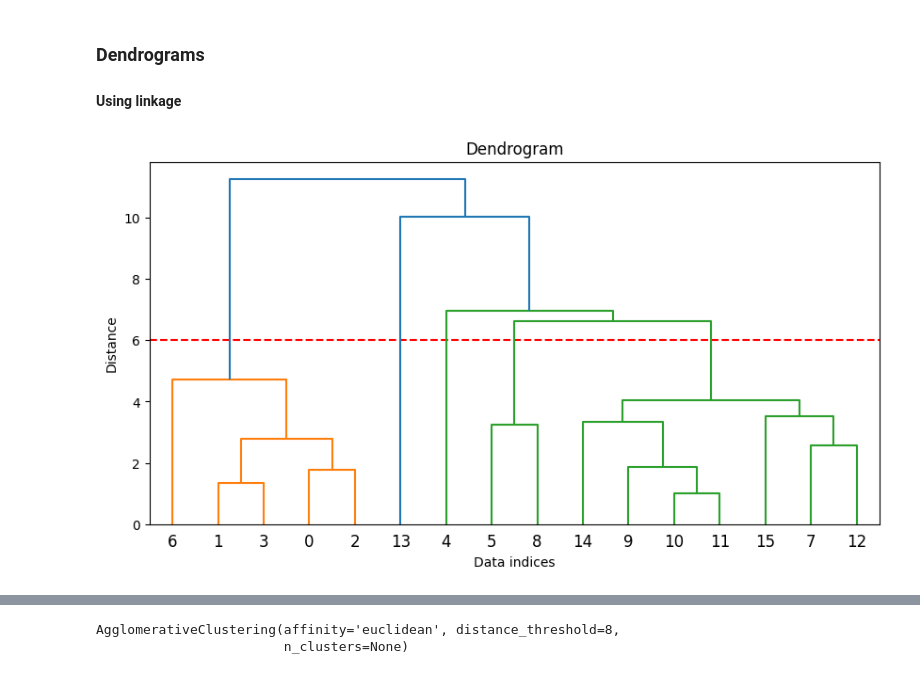
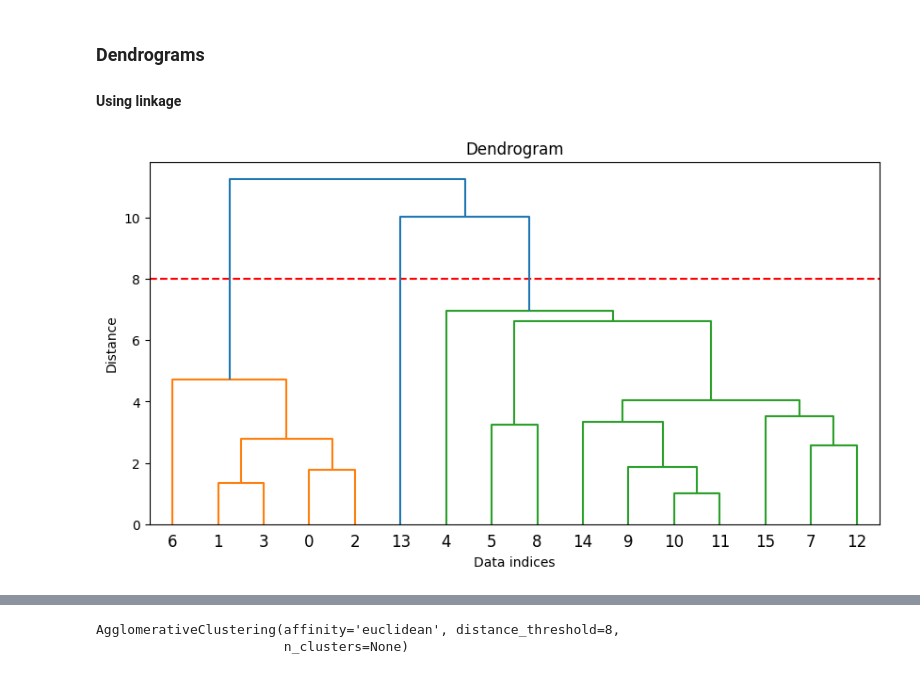
Before and after one commit to oecorrechag/project-barcelona, a Jupyter notebook: notebooks/Proyecto Barcelona.ipynb, the cells around one changed output, grey strips where cells are left out. Cells and saved outputs as stored; diff of their text form; code cells hidden in the pictures.

```diff
--- a/notebooks/Proyecto Barcelona.ipynb
+++ b/notebooks/Proyecto Barcelona.ipynb
@@ -148,22 +151,22 @@ heatmap_groups(df_g, "group", 1)
 # %%
 ##
 ## Fit linkage
 ##
 Z = linkage(X_esc, method='ward', metric='euclidean')
 
 ##
 ## View the dendrogram
 ##
 plt.figure(figsize=(10, 5))
-cutting_height = 6
+cutting_height = 8
 plt.axhline(y=cutting_height, color='r', linestyle='--', label=f'Corte en {cutting_height}')
 dendrogram_result = dendrogram(Z)
 plt.title('Dendrogram')
 plt.xlabel('Data indices')
 plt.ylabel('Distance')
 plt.show()
 # %% [output]
-[figure, old version]
+[figure, new version]
 # %%
 leaves_color_list = dendrogram_result['leaves_color_list']
 leaves_order = dendrogram_result['leaves']
```
Also changed, not shown: parts of 19 cells of this notebook.
